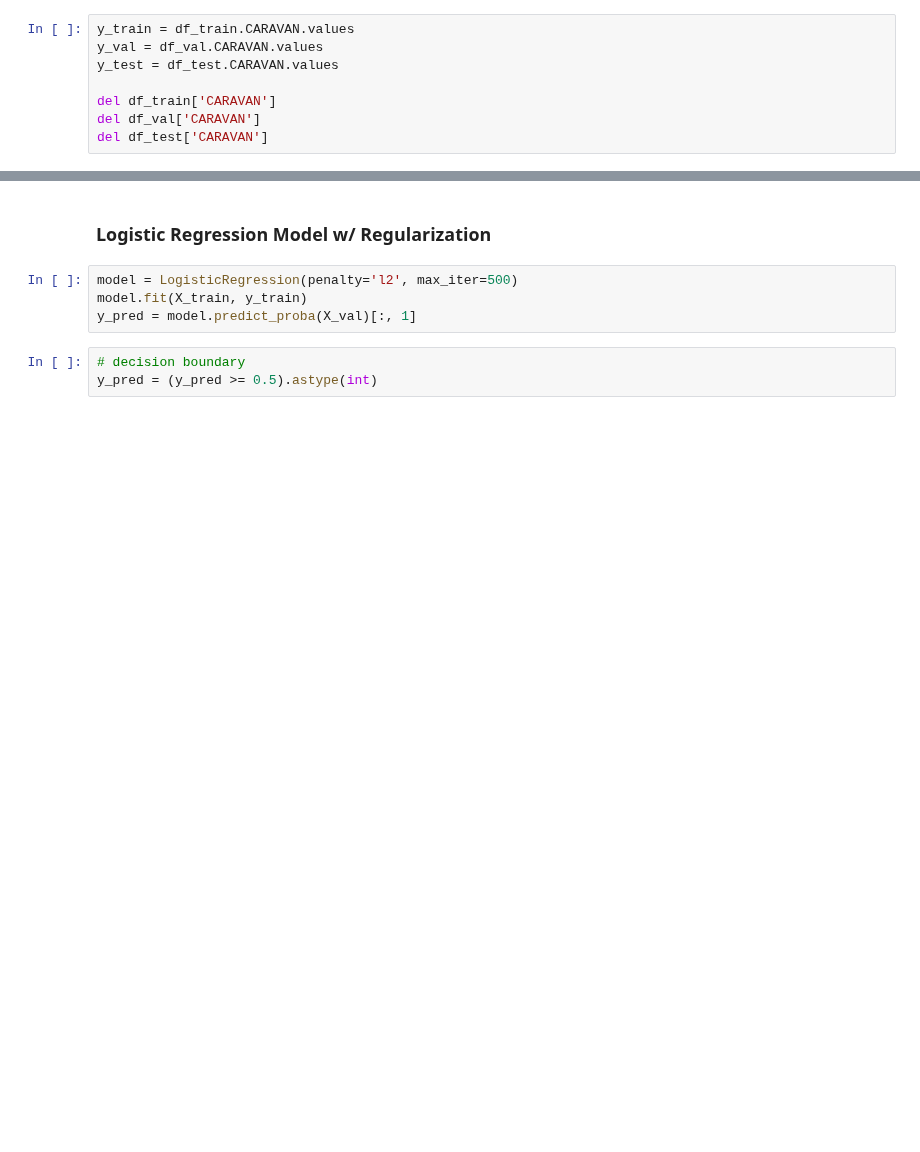
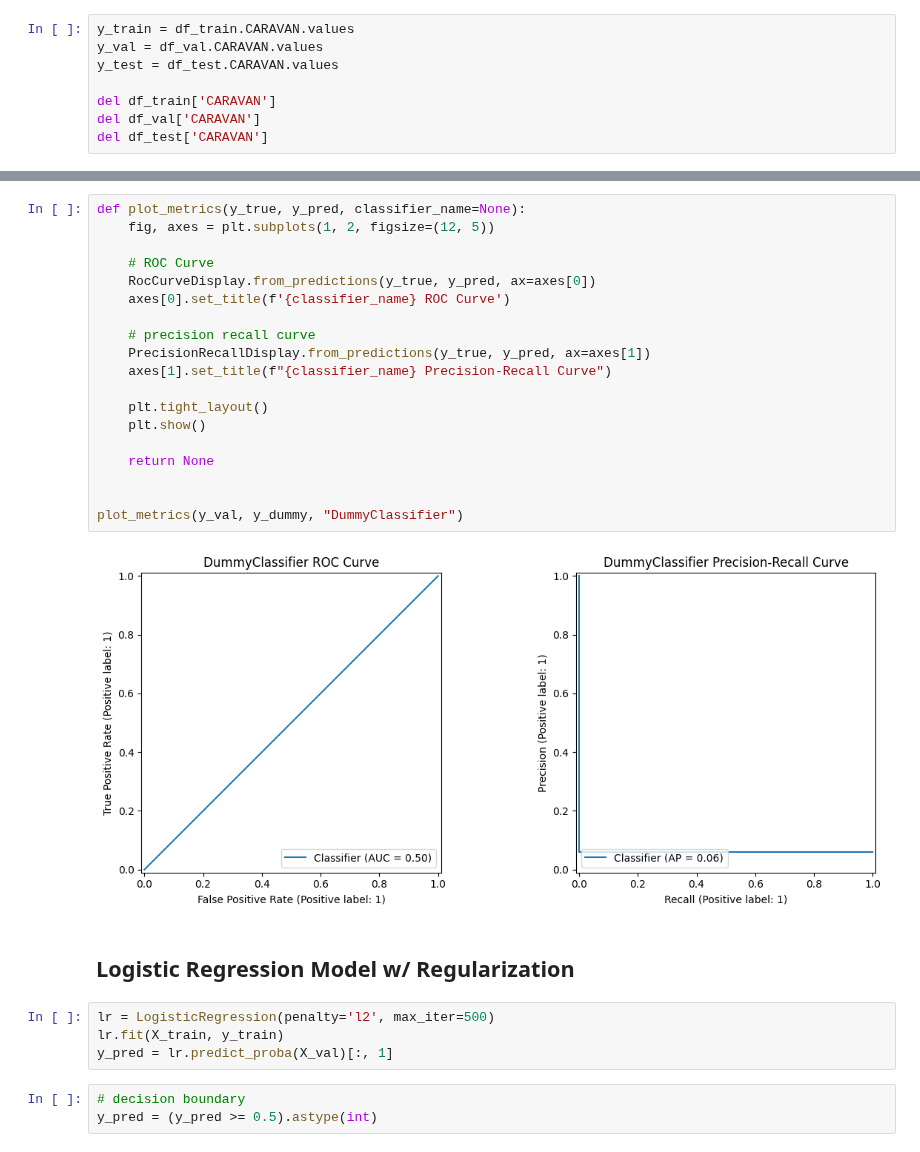
Before and after one commit to dan-rodden/caravan_insurance_capstone, a Jupyter notebook: notebook.ipynb, the cells around one changed output, grey strips where cells are left out. Saved outputs shown, nothing was run; the diff lists cells and outputs as text; blank space fills up the shorter version.

```diff
--- a/notebook.ipynb
+++ b/notebook.ipynb
@@ -572,9 +592,30 @@ array([[1848,    0],
+# %%
+def plot_metrics(y_true, y_pred, classifier_name=None):
+    fig, axes = plt.subplots(1, 2, figsize=(12, 5))
+
+    # ROC Curve
+    RocCurveDisplay.from_predictions(y_true, y_pred, ax=axes[0])
+    axes[0].set_title(f'{classifier_name} ROC Curve')
+
+    # precision recall curve
+    PrecisionRecallDisplay.from_predictions(y_true, y_pred, ax=axes[1])
+    axes[1].set_title(f"{classifier_name} Precision-Recall Curve")
+
+    plt.tight_layout()
+    plt.show()
+
+    return None
+
+
+plot_metrics(y_val, y_dummy, "DummyClassifier")
+# %% [output]
+[figure, added]
 # %% [markdown]
-### Logistic Regression Model w/ Regularization
+## Logistic Regression Model w/ Regularization
 # %%
-model = LogisticRegression(penalty='l2', max_iter=500)
-model.fit(X_train, y_train)
-y_pred = model.predict_proba(X_val)[:, 1]
+lr = LogisticRegression(penalty='l2', max_iter=500)
+lr.fit(X_train, y_train)
+y_pred = lr.predict_proba(X_val)[:, 1]
 # %%
 # decision boundary
 y_pred = (y_pred >= 0.5).astype(int)
```
Also changed, not shown: parts of 90 cells of this notebook, 13 other files.
